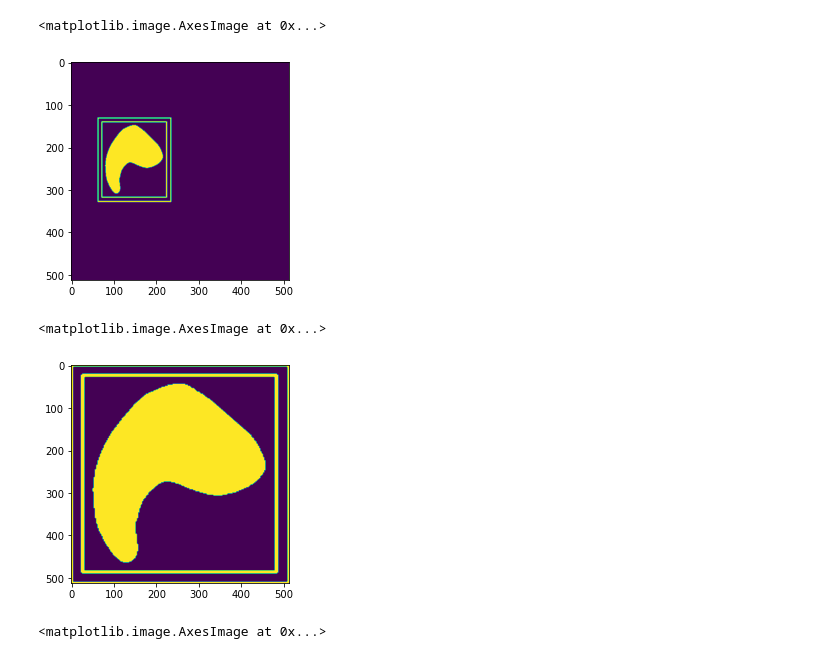
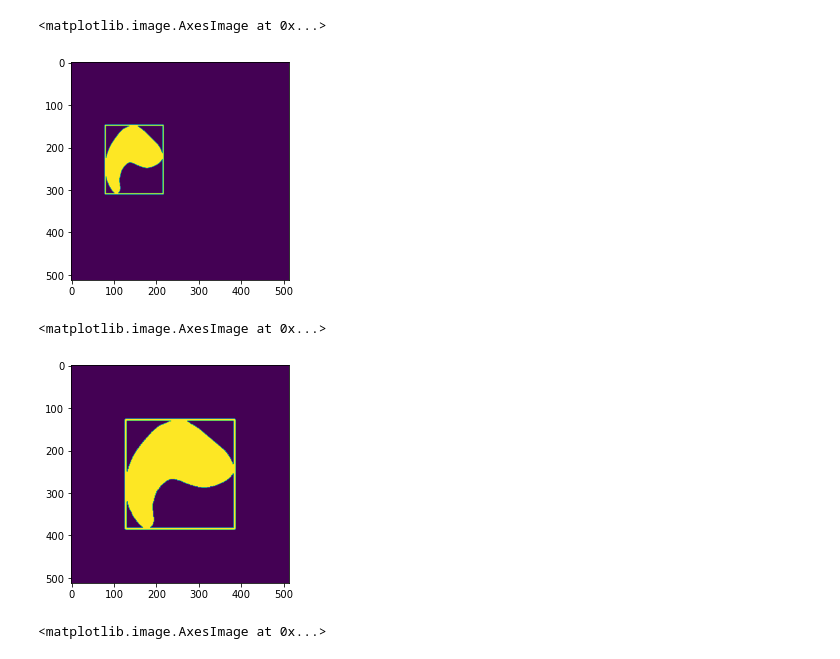
Before and after one commit to marinbenc/domain-specific-transforms, a Jupyter notebook: viz.ipynb, the cells around one changed output. Drawn from its saved outputs; the diff is of its cells as text; code cells hidden in the pictures.

```diff
--- a/viz.ipynb
+++ b/viz.ipynb
@@ -19,13 +19,11 @@ import data.datasets as data
 
 import matplotlib.pyplot as plt
 
-whole_dataset = data.get_whole_dataset('spleen', transforms=[])
-whole_dataset_stn = data.get_whole_dataset('spleen', transforms=['stn'])
+whole_dataset = data.get_whole_dataset('spleen')
 # %%
-image, label, _ = whole_dataset.get_item_np(0)
-image_stn, label_stn, theta = whole_dataset_stn.get_item_np(0)
+image, label = whole_dataset.get_item_np(0)
 # %%
-padding = 8
+padding = 0
 # %%
 original_size = label.shape[:2]
 
@@ -52,17 +50,21 @@ cv.rectangle(label, (x, y), (x + w, y + h), 1, 2)
 plt.imshow(label)
 # %% [output]
 <matplotlib.image.AxesImage at 0x...>
-[figure, old version]
+[figure, new version]
 # %%
 scale_x = original_size[1] / w
 scale_y = original_size[0] / h
 M = np.array([[scale_x, 0, -x * scale_x], [0, scale_y, -y * scale_y]])
 
+M[0, 2] += 0.5 * original_size[1]
+M[1, 2] += 0.5 * original_size[0]
+M *= 0.5
+
 label_t = cv.warpAffine(label, M, (label.shape[1], label.shape[0]))
 plt.imshow(label_t)
 # %% [output]
 <matplotlib.image.AxesImage at 0x...>
-[figure, old version]
+[figure, new version]
 # %%
 scale_x = original_size[1] / w
 scale_y = original_size[0] / h
```
Also changed, not shown: 13 other files.
